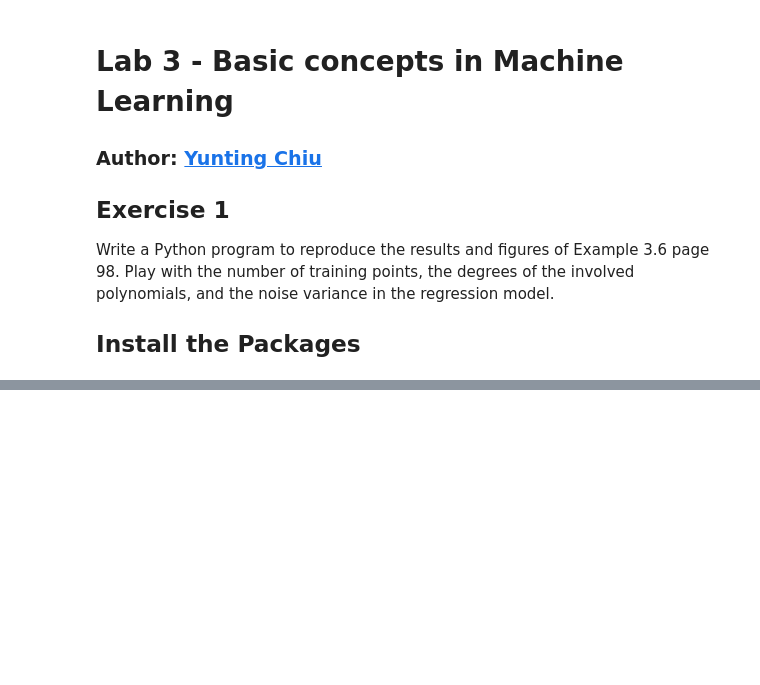
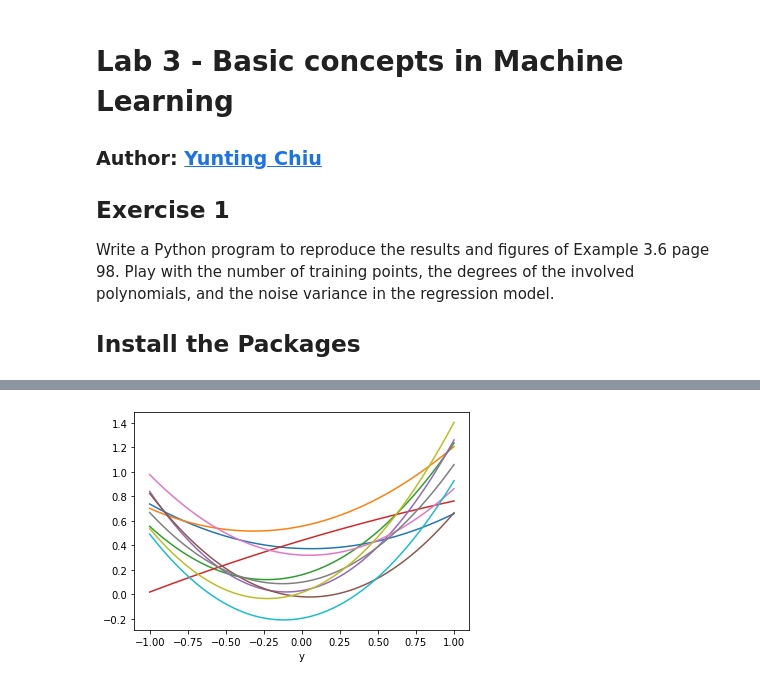
Before and after one commit to twyunting/DATA-642_Advanced_Machine_Learning, a Jupyter notebook: Labs/03/Lab3_Yunting.ipynb, the cells around one changed output, grey strips where cells are left out. Drawn from its saved outputs; the diff is of its cells as text; code cells hidden in the pictures; blank space fills up the shorter version.

```diff
--- a/Labs/03/Lab3_Yunting.ipynb
+++ b/Labs/03/Lab3_Yunting.ipynb
@@ -32,0 +69,8 @@ print(training_sets.shape)
+# %%
+for i in range(10):
+  plt.pyplot.plot(x_plot, plot1000(2, x_plot, beta2history[:, i]))
+plt.pyplot.xlabel('x')
+plt.pyplot.xlabel('y')
+plt.pyplot.show()
+# %% [output]
+[figure, added]
```
Also changed, not shown: parts of 9 cells of this notebook.
